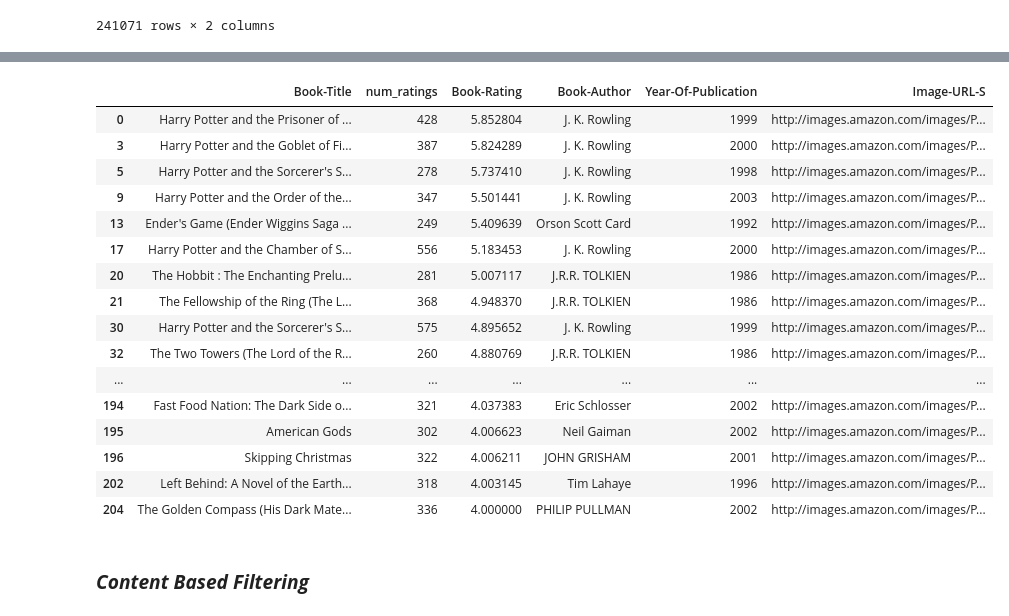
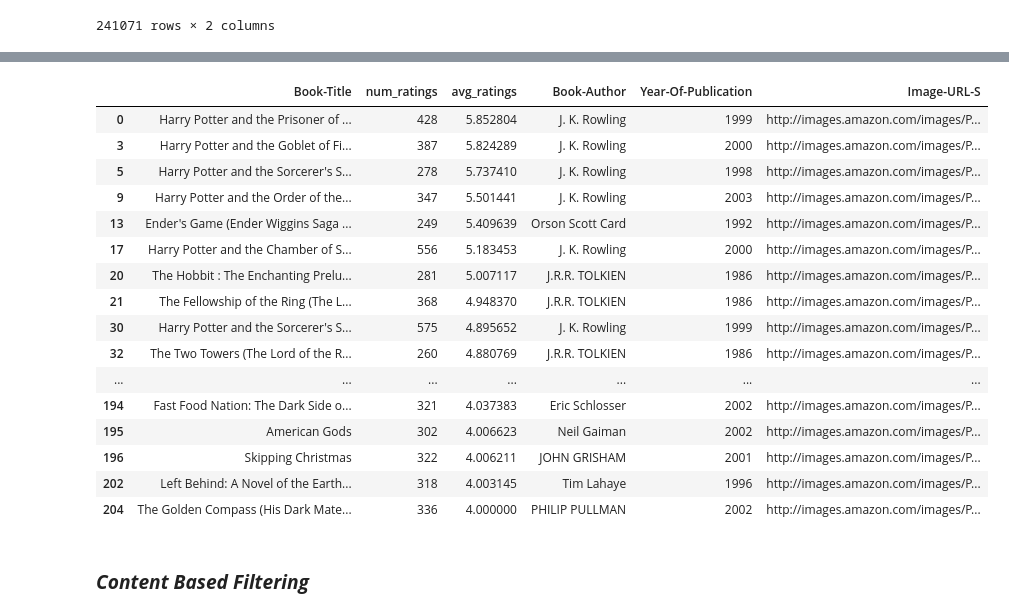
Before and after one commit to vidhan66/Book-Recommendation-System, a Jupyter notebook: Book_Recommendation_System.ipynb, the cells around one changed output, grey strips where cells are left out. Drawn from its saved outputs; the diff is of its cells as text; code cells hidden in the pictures.

```diff
--- a/Book_Recommendation_System.ipynb
+++ b/Book_Recommendation_System.ipynb
@@ -191,5 +191,6 @@ num_ratings
 241071 rows × 2 columns
 # %%
 avg_ratings = new_df.groupby('Book-Title')['Book-Rating'].mean()
+avg_ratings = avg_ratings.rename('avg_ratings').reset_index()
 avg_ratings
 # %% [output]
@@ -211,10 +210,10 @@ dtype: float64
 # %%
 popular = num_ratings.merge(avg_ratings,on='Book-Title')
-popular = popular[popular['num_ratings']>200].sort_values('Book-Rating',ascending=False).head(50)
-popular=popular.merge(books_df,on='Book-Title').drop_duplicates('Book-Title')[['Book-Title','num_ratings','Book-Rating','Book-Author','Year-Of-Publication','Image-URL-S']]
+popular = popular[popular['num_ratings']>200].sort_values('avg_ratings',ascending=False).head(50)
+popular=popular.merge(books_df,on='Book-Title').drop_duplicates('Book-Title')[['Book-Title','num_ratings','avg_ratings','Book-Author','Year-Of-Publication','Image-URL-S']]
 popular
 # %% [output]
-|  | Book-Title | num_ratings | Book-Rating | Book-Author | Year-Of-Publication | Image-URL-S |
+|  | Book-Title | num_ratings | avg_ratings | Book-Author | Year-Of-Publication | Image-URL-S |
 | 0 | Harry Potter and the Prisoner of ... | 428 | 5.852804 | J. K. Rowling | 1999 | http://images.amazon.com/images/P... |
 | 3 | Harry Potter and the Goblet of Fi... | 387 | 5.824289 | J. K. Rowling | 2000 | http://images.amazon.com/images/P... |
 | 5 | Harry Potter and the Sorcerer's S... | 278 | 5.737410 | J. K. Rowling | 1998 | http://images.amazon.com/images/P... |
```
Also changed, not shown: parts of 6 cells of this notebook.
